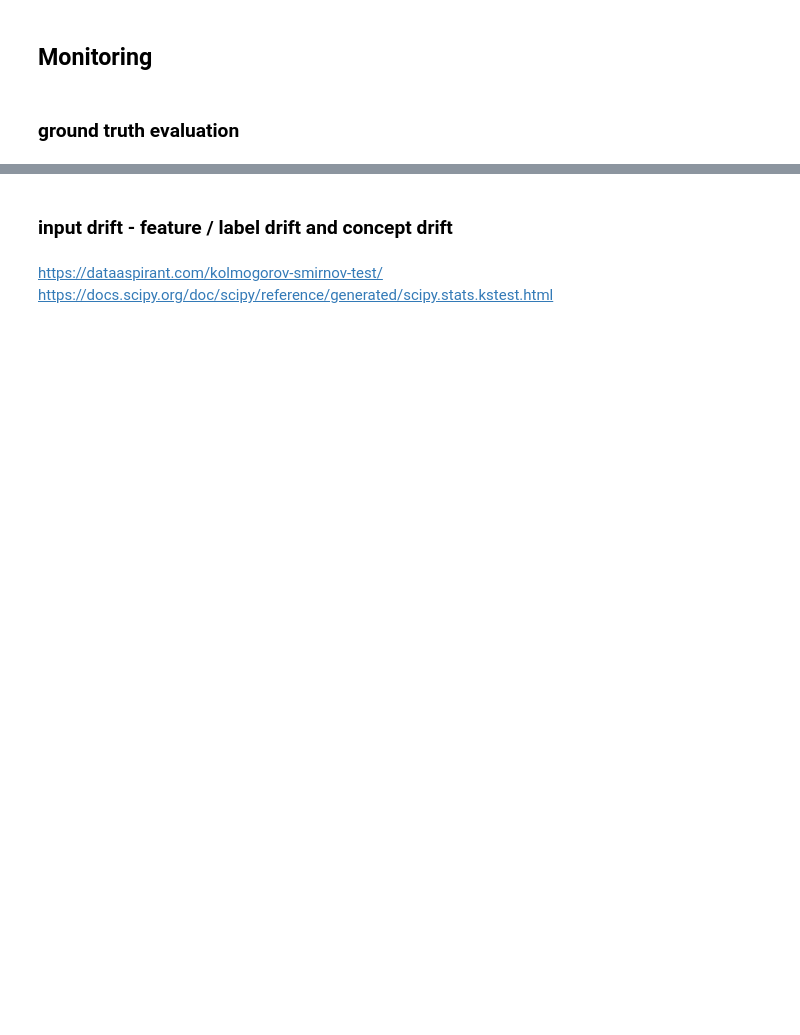
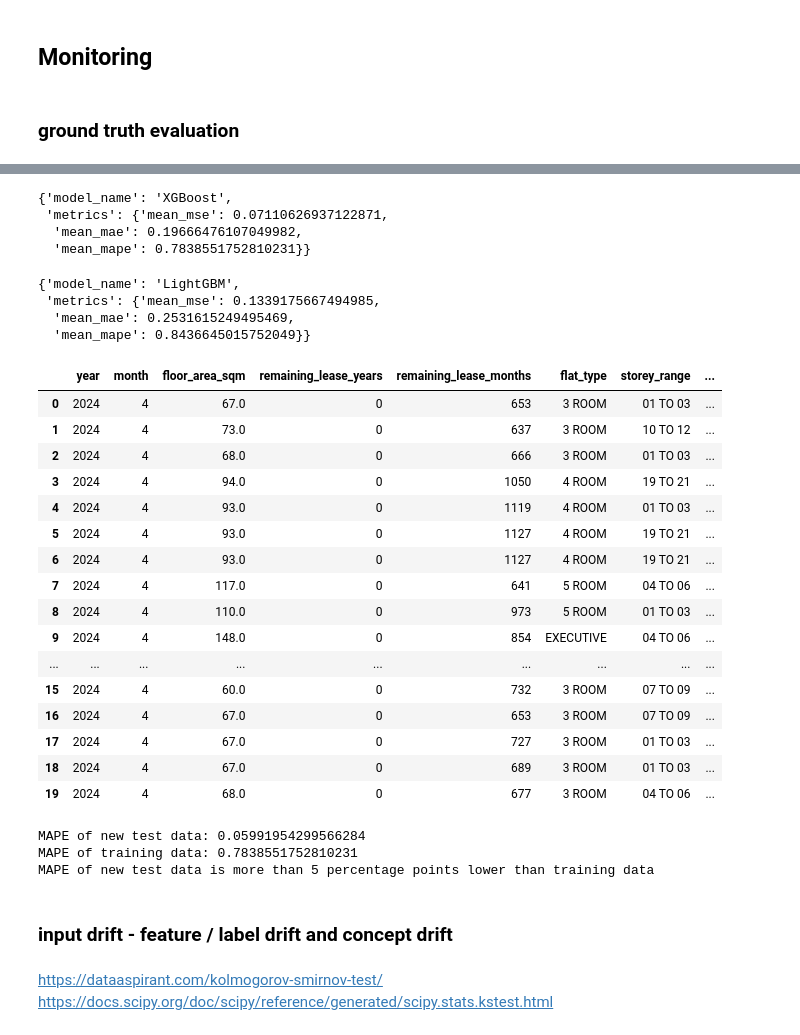
Before and after one commit to ivankqw/housing-mlops, a Jupyter notebook: source/mlops/monitoring_feedback.ipynb, the cells around one changed output, grey strips where cells are left out. Cells and saved outputs as stored; diff of their text form; code cells hidden in the pictures; blank space fills up the shorter version.

```diff
--- a/source/mlops/monitoring_feedback.ipynb
+++ b/source/mlops/monitoring_feedback.ipynb
@@ -106,0 +175,35 @@ model_history["metrics.MAE"].mean(), model_history["metrics.MAPE"].mean(), model
+# %%
+getmodelhist("XGBoost")
+# %% [output]
+{'model_name': 'XGBoost',
+ 'metrics': {'mean_mse': 0.07110626937122871,
+  'mean_mae': 0.19666476107049982,
+  'mean_mape': 0.7838551752810231}}
+# %%
+getmodelhist("LightGBM")
+# %% [output]
+{'model_name': 'LightGBM',
+ 'metrics': {'mean_mse': 0.1339175667494985,
+  'mean_mae': 0.2531615249495469,
+  'mean_mape': 0.8436645015752049}}
+# %%
+df_gt = pd.read_csv("predictions_with_ground_truth.csv")
+df_gt
+# %% [output]
+|  | year | month | floor_area_sqm | remaining_lease_years | remaining_lease_months | flat_type | storey_range | ... |
+| 0 | 2024 | 4 | 67.0 | 0 | 653 | 3 ROOM | 01 TO 03 | ... |
+| 1 | 2024 | 4 | 73.0 | 0 | 637 | 3 ROOM | 10 TO 12 | ... |
+| 2 | 2024 | 4 | 68.0 | 0 | 666 | 3 ROOM | 01 TO 03 | ... |
+| 3 | 2024 | 4 | 94.0 | 0 | 1050 | 4 ROOM | 19 TO 21 | ... |
+| 4 | 2024 | 4 | 93.0 | 0 | 1119 | 4 ROOM | 01 TO 03 | ... |
+| 5 | 2024 | 4 | 93.0 | 0 | 1127 | 4 ROOM | 19 TO 21 | ... |
+| 6 | 2024 | 4 | 93.0 | 0 | 1127 | 4 ROOM | 19 TO 21 | ... |
+| 7 | 2024 | 4 | 117.0 | 0 | 641 | 5 ROOM | 04 TO 06 | ... |
+| 8 | 2024 | 4 | 110.0 | 0 | 973 | 5 ROOM | 01 TO 03 | ... |
+| 9 | 2024 | 4 | 148.0 | 0 | 854 | EXECUTIVE | 04 TO 06 | ... |
+| ... | ... | ... | ... | ... | ... | ... | ... | ... |
+| 15 | 2024 | 4 | 60.0 | 0 | 732 | 3 ROOM | 07 TO 09 | ... |
+| 16 | 2024 | 4 | 67.0 | 0 | 653 | 3 ROOM | 07 TO 09 | ... |
+| 17 | 2024 | 4 | 67.0 | 0 | 727 | 3 ROOM | 01 TO 03 | ... |
+| 18 | 2024 | 4 | 67.0 | 0 | 689 | 3 ROOM | 01 TO 03 | ... |
+| 19 | 2024 | 4 | 68.0 | 0 | 677 | 3 ROOM | 04 TO 06 | ... |
@@ -107,3 +218,15 @@ model_history["metrics.MAE"].mean(), model_history["metrics.MAPE"].mean(), model
+# %%
+print(f"MAPE of new test data: {mape_new}")
+print(f"MAPE of training data: {mape_train}")
+
+# check if deviation by more than 5 percentage points then notify the team
+if mape_new < mape_train - 0.05:
+    # notify team
+    print("MAPE of new test data is more than 5 percentage points lower than training data")
+# %% [output]
+MAPE of new test data: 0.05991954299566284
+MAPE of training data: 0.7838551752810231
+MAPE of new test data is more than 5 percentage points lower than training data
 # %% [markdown]
 ### input drift - feature / label drift and concept drift
 # %% [markdown]
```
Also changed, not shown: parts of 16 cells of this notebook, 2 other files.
